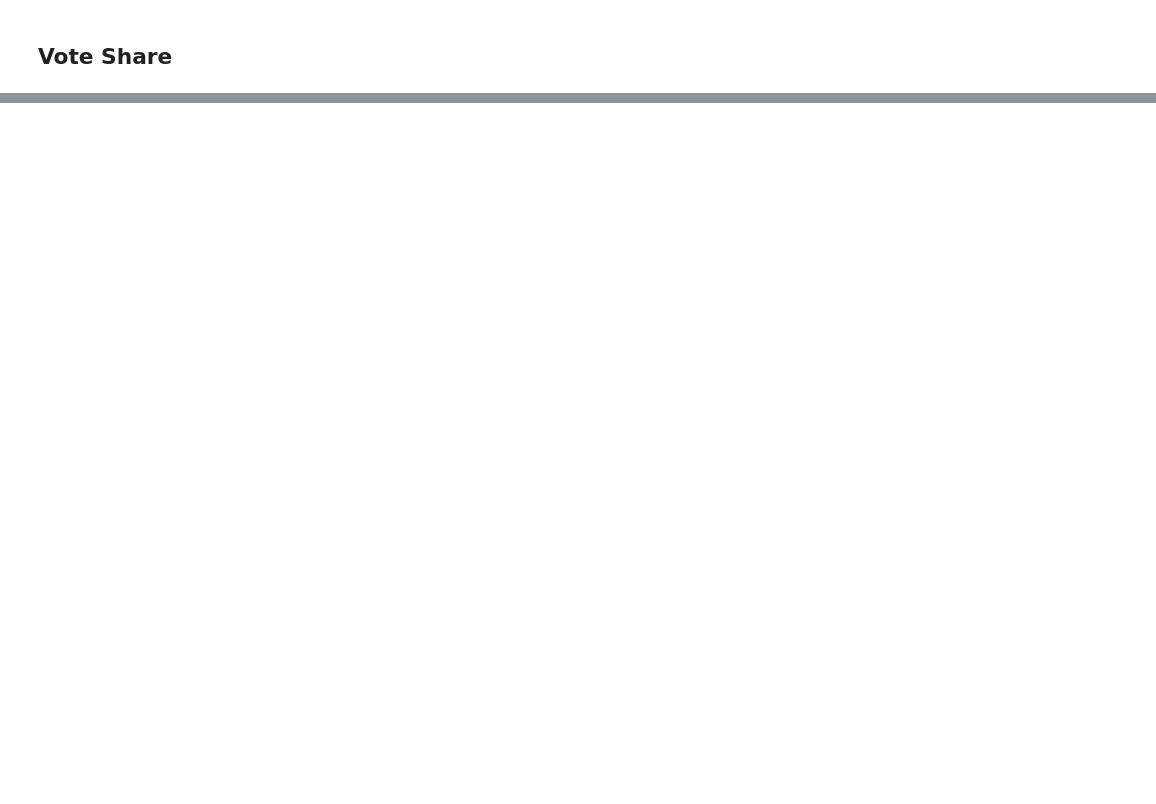
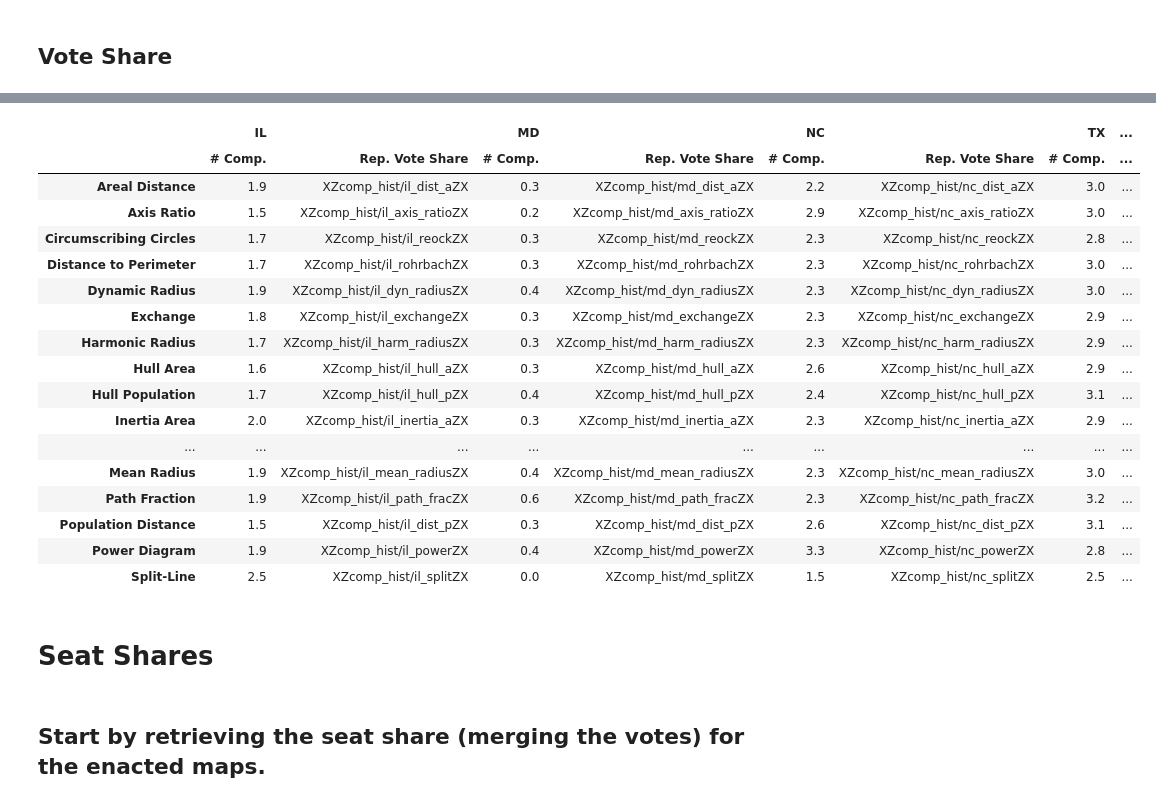
Before and after one commit to JamesSaxon/dist_analysis, a Jupyter notebook: seat_plots.ipynb, the cells around one changed output, grey strips where cells are left out. Saved outputs shown, nothing was run; the diff lists cells and outputs as text; code cells hidden in the pictures; blank space fills up the shorter version.

```diff
--- a/seat_plots.ipynb
+++ b/seat_plots.ipynb
@@ -42,2 +47,28 @@ seats = pd.read_sql("select upper(usps) usps, seats from states where fips < 57
+# %%
+rf = {s : {m : [] for m in method_full} for s in pol_states}
+ds = {s : {m : {} for m in method_full} for s in pol_states}
+
+jdir = "/media/jsaxon/brobdingnag/data/c4_redux/"
+for s in pol_states:
+    with open(jdir + "/{}_redux.json".format(s.lower())) as fi:
+        for line in fi:
+
+            j = json.loads(line)
+
+            m = j["UID"].split("/")[1]
+
+            if "TX" in s:
+                if m == "axis_ratio":
+                    if j["PopulationDeviation"] > 0.10: continue
+                elif j["PopulationDeviation"] > 0.05: continue
+            elif m == "axis_ratio":
+                if j["PopulationDeviation"] > 0.05: continue
+            elif j["PopulationDeviation"] > 0.021: continue
+
+            rf[s][m].extend(j["RepFrac"])
+
+            for ey, es in j["DemSeats"].items():
+                if ey not in ds[s][m]: ds[s][m][ey] = []
+                ds[s][m][ey].append(es)
 # %% [markdown]
 ## Vote Share
@@ -115,14 +78,17 @@ ST = ["IL", "MD", "NC", "TX"]
 
 for s in ST:
 
+    print(s, end = " ")
     competitive = []
-    for m in rseat_shares[s]:
+    for m in rf[s]:
 
-        plot_share(rseat_shares, s, m, True, True)
+        if "1" in m: continue
 
-        competitive.append([m, (seats[s] / len(rseat_shares[s][m])) * \
-                                  len([1 for v in rseat_shares[s][m] if math.fabs(v - 0.5) < 0.025]),
-                            "XZfigs/{}_{}ZX".format(s.lower(), m)])
+        plot_share(rf, s, m, seats[s], True, True)
+
+        competitive.append([m, (seats[s] / len(rf[s][m])) * \
+                                  len([1 for v in rf[s][m] if math.fabs(v - 0.5) < 0.025]),
+                            "XZcomp_hist/{}_{}ZX".format(s.lower(), m)])
 
     cdf = pd.DataFrame(competitive, columns = ["Method", "# Comp.", "Figure"])
     cdf.replace({"Method" : method_full}, inplace = True)
@@ -227,0 +103,24 @@ df.groupby(["Method", "State", "Year"])["Dem Seats"].mean().unstack(level = [1,
+# %%
+cdf.to_csv("data/competitive.csv")
+cdf.index.name = None
+cdf.sort_index(inplace = True)
+cdf
+# %% [output]
+|  | IL |  | MD |  | NC |  | TX | ... |
+|  | # Comp. | Rep. Vote Share | # Comp. | Rep. Vote Share | # Comp. | Rep. Vote Share | # Comp. | ... |
+| Areal Distance | 1.9 | XZcomp_hist/il_dist_aZX | 0.3 | XZcomp_hist/md_dist_aZX | 2.2 | XZcomp_hist/nc_dist_aZX | 3.0 | ... |
+| Axis Ratio | 1.5 | XZcomp_hist/il_axis_ratioZX | 0.2 | XZcomp_hist/md_axis_ratioZX | 2.9 | XZcomp_hist/nc_axis_ratioZX | 3.0 | ... |
+| Circumscribing Circles | 1.7 | XZcomp_hist/il_reockZX | 0.3 | XZcomp_hist/md_reockZX | 2.3 | XZcomp_hist/nc_reockZX | 2.8 | ... |
+| Distance to Perimeter | 1.7 | XZcomp_hist/il_rohrbachZX | 0.3 | XZcomp_hist/md_rohrbachZX | 2.3 | XZcomp_hist/nc_rohrbachZX | 3.0 | ... |
+| Dynamic Radius | 1.9 | XZcomp_hist/il_dyn_radiusZX | 0.4 | XZcomp_hist/md_dyn_radiusZX | 2.3 | XZcomp_hist/nc_dyn_radiusZX | 3.0 | ... |
+| Exchange | 1.8 | XZcomp_hist/il_exchangeZX | 0.3 | XZcomp_hist/md_exchangeZX | 2.3 | XZcomp_hist/nc_exchangeZX | 2.9 | ... |
+| Harmonic Radius | 1.7 | XZcomp_hist/il_harm_radiusZX | 0.3 | XZcomp_hist/md_harm_radiusZX | 2.3 | XZcomp_hist/nc_harm_radiusZX | 2.9 | ... |
+| Hull Area | 1.6 | XZcomp_hist/il_hull_aZX | 0.3 | XZcomp_hist/md_hull_aZX | 2.6 | XZcomp_hist/nc_hull_aZX | 2.9 | ... |
+| Hull Population | 1.7 | XZcomp_hist/il_hull_pZX | 0.4 | XZcomp_hist/md_hull_pZX | 2.4 | XZcomp_hist/nc_hull_pZX | 3.1 | ... |
+| Inertia Area | 2.0 | XZcomp_hist/il_inertia_aZX | 0.3 | XZcomp_hist/md_inertia_aZX | 2.3 | XZcomp_hist/nc_inertia_aZX | 2.9 | ... |
+| ... | ... | ... | ... | ... | ... | ... | ... | ... |
+| Mean Radius | 1.9 | XZcomp_hist/il_mean_radiusZX | 0.4 | XZcomp_hist/md_mean_radiusZX | 2.3 | XZcomp_hist/nc_mean_radiusZX | 3.0 | ... |
+| Path Fraction | 1.9 | XZcomp_hist/il_path_fracZX | 0.6 | XZcomp_hist/md_path_fracZX | 2.3 | XZcomp_hist/nc_path_fracZX | 3.2 | ... |
+| Population Distance | 1.5 | XZcomp_hist/il_dist_pZX | 0.3 | XZcomp_hist/md_dist_pZX | 2.6 | XZcomp_hist/nc_dist_pZX | 3.1 | ... |
+| Power Diagram | 1.9 | XZcomp_hist/il_powerZX | 0.4 | XZcomp_hist/md_powerZX | 3.3 | XZcomp_hist/nc_powerZX | 2.8 | ... |
+| Split-Line | 2.5 | XZcomp_hist/il_splitZX | 0.0 | XZcomp_hist/md_splitZX | 1.5 | XZcomp_hist/nc_splitZX | 2.5 | ... |
@@ -227,0 +180,4 @@ df.groupby(["Method", "State", "Year"])["Dem Seats"].mean().unstack(level = [1,
+# %% [markdown]
+# Seat Shares
+# %% [markdown]
+## Start by retrieving the seat share (merging the votes) for the enacted maps.
```
Also changed, not shown: parts of 18 cells of this notebook.
